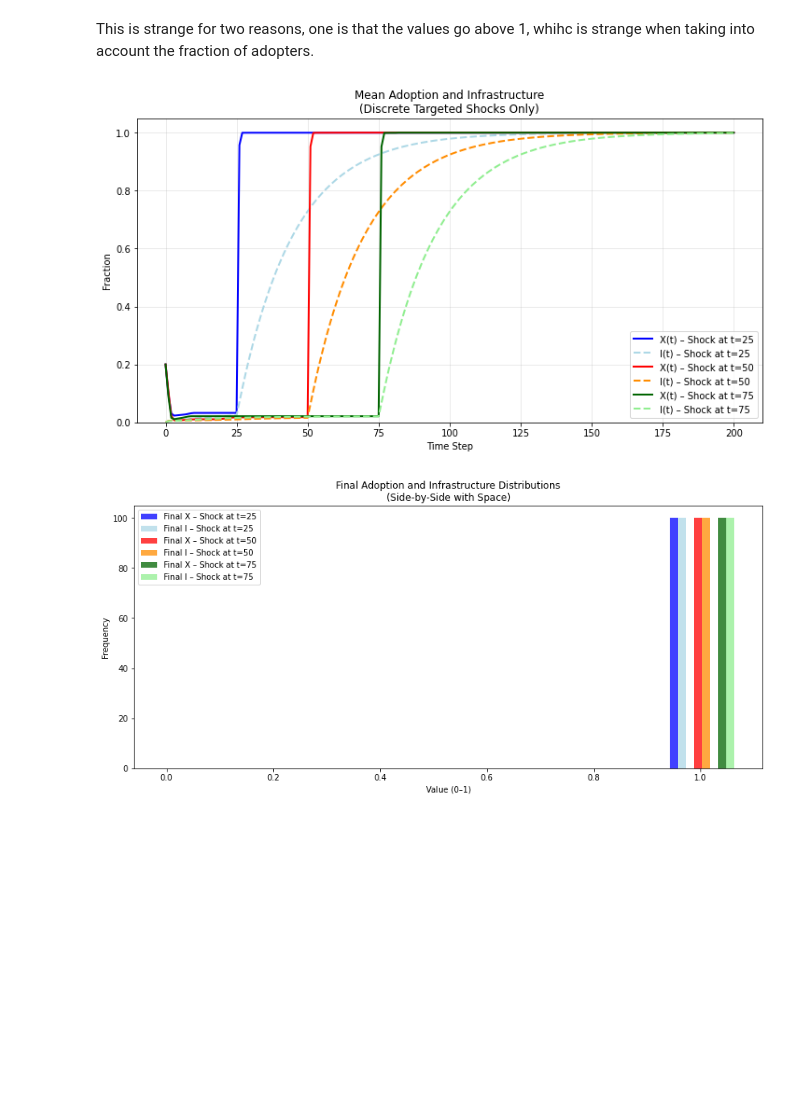
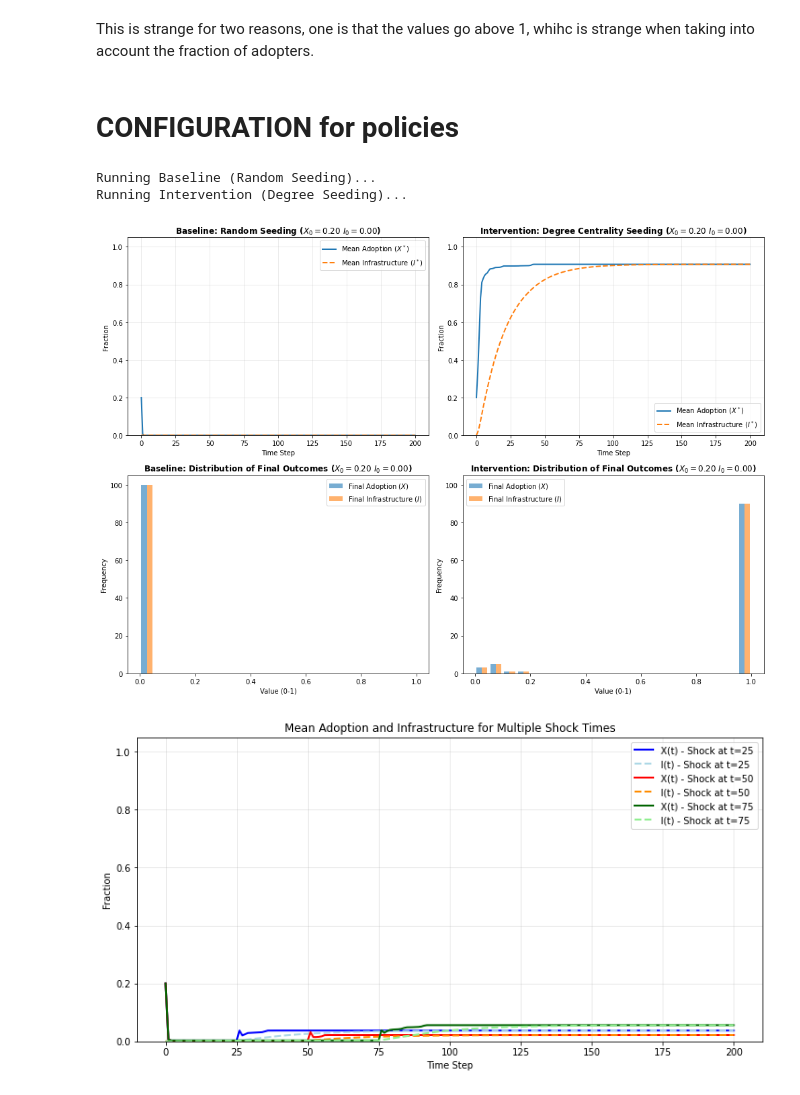
Before and after one commit to mucel/mbdm_3asign, a Jupyter notebook: mara_try.ipynb, the cells around one changed output. Cells and saved outputs as stored; diff of their text form; code cells hidden in the pictures; blank space fills up the shorter version.

```diff
--- a/mara_try.ipynb
+++ b/mara_try.ipynb
@@ -803,7 +791,7 @@ def run_batch_single_shock(
 
     return np.array(X_trajectories), np.array(I_trajectories)
 
-def run_multiple_single_shocks_overlay_v2_adjusted(
+def run_multiple_single_shocks_overlay_adjusted(
     n_trials, steps, method, params, shock_times, shock_amount
 ):
     all_X_traj, all_I_traj, labels = [], [], []
@@ -885,17 +873,44 @@ def run_multiple_single_shocks_overlay_v2_adjusted(
     plt.show()
 
     return np.array(all_X_traj), np.array(all_I_traj)
-
-shock_times = [25, 50, 75]
-
-X_shock, I_shock = run_multiple_single_shocks_overlay_v2_adjusted(
-    TRIALS,
-    STEPS,
-    method="degree",          # TARGETING ONLY DURING SHOCKS
-    params=PARAMS,
-    shock_times=shock_times,
-    shock_amount=0.25
-)
-# %% [output]
-[figure, removed]
-[figure, removed]
+# %% [markdown]
+# CONFIGURATION for policies
+# %%
+# ---  Configuration ---
+# Parameters chosen to be near a tipping point where seeding matters
+PARAMS = {
+    'a0': 2.0,
+    'beta_I': 2,     # Strong feedback to allow tipping
+    'b': 1.0,           # Defection payoff
+    'g_I': 0.05,         # Infrastructure growth rate
+    'I0': 0.00,          # Start with no infrastructure
+    'X0_frac': 0.20,     # 10% Initial adopters (Low initial seed)
+    'network_type': 'ER', # Scale-free networks show high sensitivity to hubs
+    'n_nodes': 200,
+    'p': 0.05,           # For ER/WS
+    'm': 2,             # For BA (edges per new node)
+    'func': 'imitate'
+}
+
+TRIALS = 100
+STEPS = 200
+
+shock_times = [25, 50, 75]
+# %%
+execute_simulations_and_visualize(TRIALS, STEPS, PARAMS)
+
+run_multiple_single_shocks_overlay(TRIALS, STEPS, "random", PARAMS, shock_times, shock_amount=0.25)
+
+X_shock, I_shock = run_multiple_single_shocks_overlay_adjusted(
+    TRIALS,
+    STEPS,
+    method="degree",
+    params=PARAMS,
+    shock_times=shock_times,
+    shock_amount=0.25
+)
+# %% [output]
+Running Baseline (Random Seeding)...
+Running Intervention (Degree Seeding)...
+[figure, added]
+[figure, added]
```
Also changed, not shown: parts of 11 cells of this notebook.
